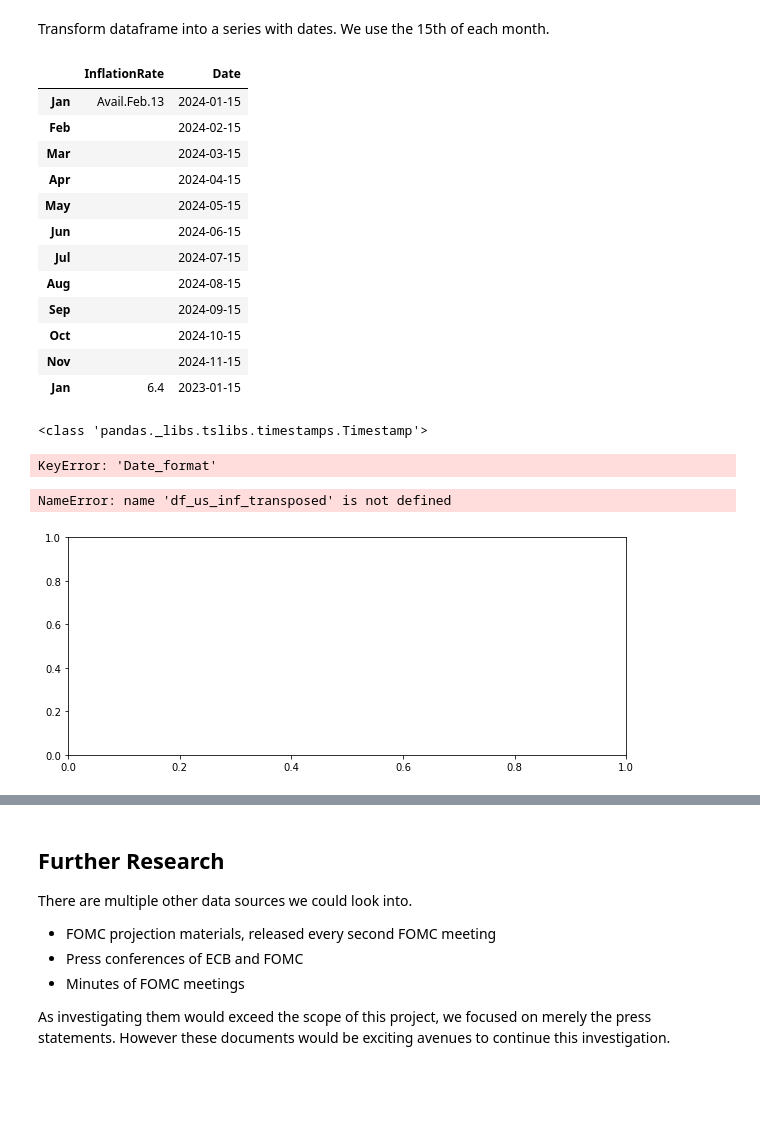
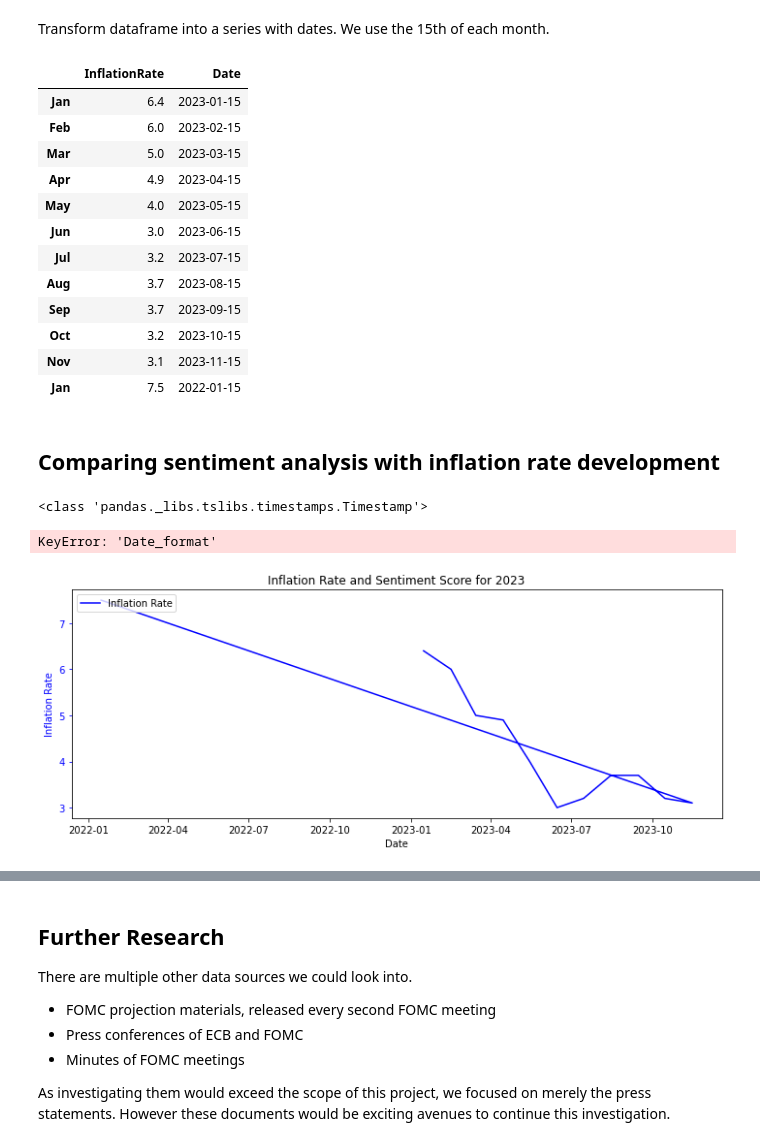
Before and after one commit to timtheuz/ICBIRDIRM, a Jupyter notebook: main.ipynb, the cells around one changed output, grey strips where cells are left out. Drawn from its saved outputs; the diff is of its cells as text; code cells hidden in the pictures; blank space fills up the shorter version.

```diff
--- a/main.ipynb
+++ b/main.ipynb
@@ -340,4 +661,4 @@ for row in table.find_all('tr'):
 
 # Create a DataFrame
 df = pd.DataFrame(data[1:], columns=data[0])
-df_us_inf = df
+df_us_inf = df.drop(0) # First row contains false entry; Alternative would be to only read in rows were all columns have values
@@ -912,18 +1465,20 @@ df_us_inf_transposed = melted_df.drop(['MonthNumber', 'Month', 'Year'], axis=1)
 df_us_inf_transposed.head(12)
 # %% [output]
 |  | InflationRate | Date |
-| Jan | Avail.Feb.13 | 2024-01-15 |
-| Feb |  | 2024-02-15 |
-| Mar |  | 2024-03-15 |
-| Apr |  | 2024-04-15 |
-| May |  | 2024-05-15 |
-| Jun |  | 2024-06-15 |
-| Jul |  | 2024-07-15 |
-| Aug |  | 2024-08-15 |
-| Sep |  | 2024-09-15 |
-| Oct |  | 2024-10-15 |
-| Nov |  | 2024-11-15 |
 | Jan | 6.4 | 2023-01-15 |
+| Feb | 6.0 | 2023-02-15 |
+| Mar | 5.0 | 2023-03-15 |
+| Apr | 4.9 | 2023-04-15 |
+| May | 4.0 | 2023-05-15 |
+| Jun | 3.0 | 2023-06-15 |
+| Jul | 3.2 | 2023-07-15 |
+| Aug | 3.7 | 2023-08-15 |
+| Sep | 3.7 | 2023-09-15 |
+| Oct | 3.2 | 2023-10-15 |
+| Nov | 3.1 | 2023-11-15 |
+| Jan | 7.5 | 2022-01-15 |
+# %% [markdown]
+## Comparing sentiment analysis with inflation rate development
 # %%
 df_fomc_press_statements['Date'] = pd.to_datetime(df_fomc_press_statements['Date'], format='%d.%m.%Y')
 # %%
@@ -936,26 +1491,25 @@ KeyError: 'Date_format'
 # %%
 # Create a plot with two y-axes
 fig, ax1 = plt.subplots(figsize=(10, 4))
 
 # Plot the Inflation Rate on the first y-axis
 ax1.plot(df_us_inf_transposed.head(12)['Date'], df_us_inf_transposed.head(12)['InflationRate'].astype(float), color='blue', label='Inflation Rate')
 ax1.set_xlabel('Date')
 ax1.set_ylabel('Inflation Rate', color='blue')
 ax1.tick_params('y', colors='blue')
 
 # Create a second y-axis for Sentiment Score
-ax2 = ax1.twinx()
-ax2.plot(df_fomc_press_statements['Date_format'], df_fomc_press_statements['compound'].astype(float), color='green', label='Sentiment Score')
-ax2.set_ylabel('Sentiment Score', color='green')
-ax2.tick_params('y', colors='green')
+#ax2 = ax1.twinx()
+#ax2.plot(df_fomc_press_statements['Date_format'], df_fomc_press_statements['compound'].astype(float), color='green', label='Sentiment Score')
+#ax2.set_ylabel('Sentiment Score', color='green')
+#ax2.tick_params('y', colors='green')
 
 # Display the legend
 fig.tight_layout()
 plt.legend(loc='upper left')
 plt.title('Inflation Rate and Sentiment Score for 2023')
 
 # Show the plot
 plt.show()
 # %% [output]
-NameError: name 'df_us_inf_transposed' is not defined
-[figure, old version]
+[figure, new version]
```
Also changed, not shown: parts of 56 cells of this notebook.
